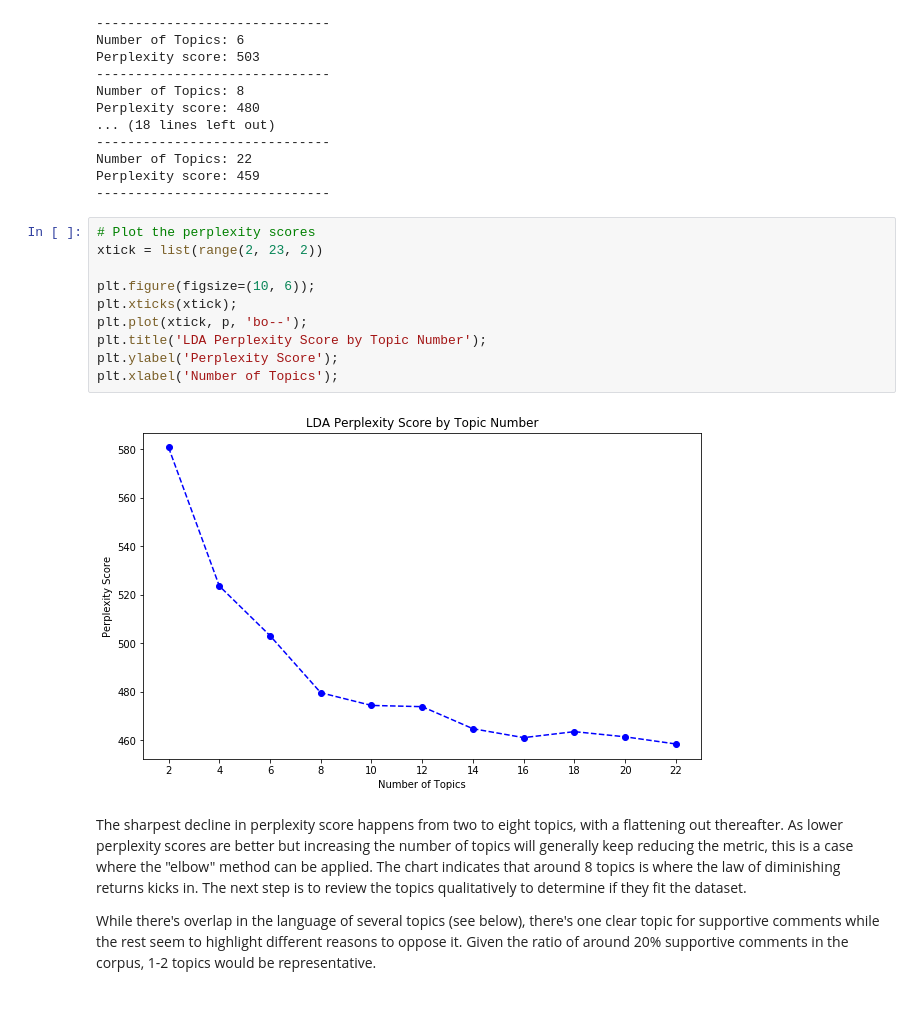
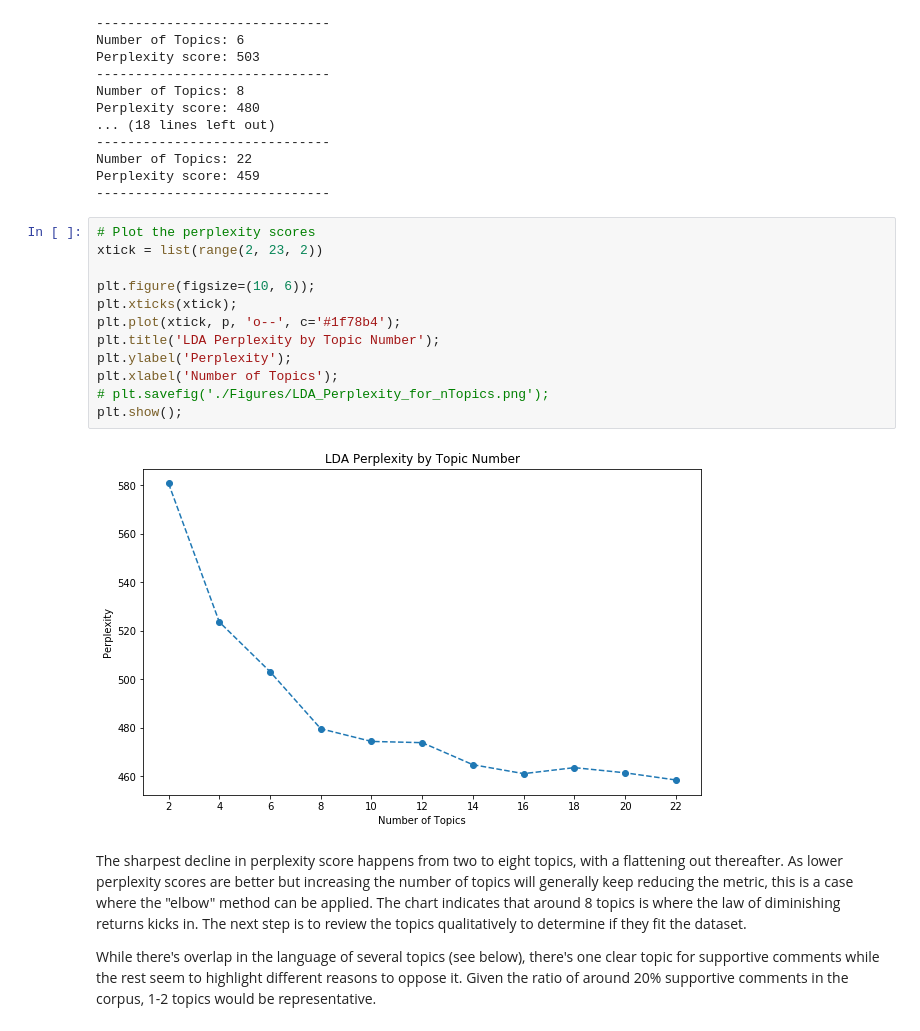
Before and after one commit to Data-Science-for-Conservation/WOTUS_Revision, a Jupyter notebook: WOTUS_analysis.ipynb, the cells around one changed output. Saved outputs shown, nothing was run; the diff lists cells and outputs as text.

```diff
--- a/WOTUS_analysis.ipynb
+++ b/WOTUS_analysis.ipynb
@@ -412,15 +397,17 @@ Perplexity score: 459
 # %%
 # Plot the perplexity scores
 xtick = list(range(2, 23, 2))
 
 plt.figure(figsize=(10, 6));
 plt.xticks(xtick);
-plt.plot(xtick, p, 'bo--');
-plt.title('LDA Perplexity Score by Topic Number');
-plt.ylabel('Perplexity Score');
+plt.plot(xtick, p, 'o--', c='#1f78b4');
+plt.title('LDA Perplexity by Topic Number');
+plt.ylabel('Perplexity');
 plt.xlabel('Number of Topics');
+# plt.savefig('./Figures/LDA_Perplexity_for_nTopics.png');
+plt.show();
 # %% [output]
-[figure, old version]
+[figure, new version]
 # %% [markdown]
 The sharpest decline in perplexity score happens from two to eight topics, with a flattening out thereafter. As lower perplexity scores are better but increasing the number of topics will generally keep reducing the metric, this is a case where the "elbow" method can be applied. The chart indicates that around 8 topics is where the law of diminishing returns kicks in. The next step is to review the topics qualitatively to determine if they fit the dataset.
 
```
Also changed, not shown: parts of 11 cells of this notebook.
